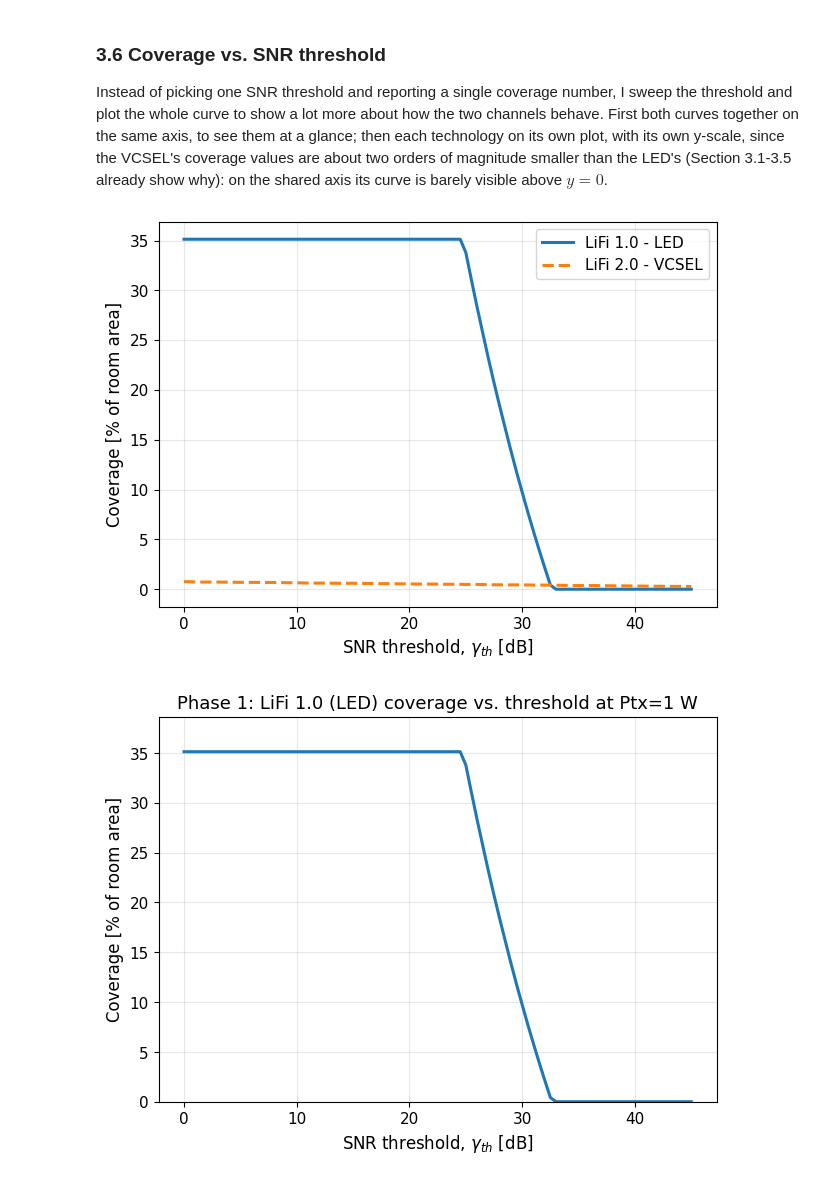
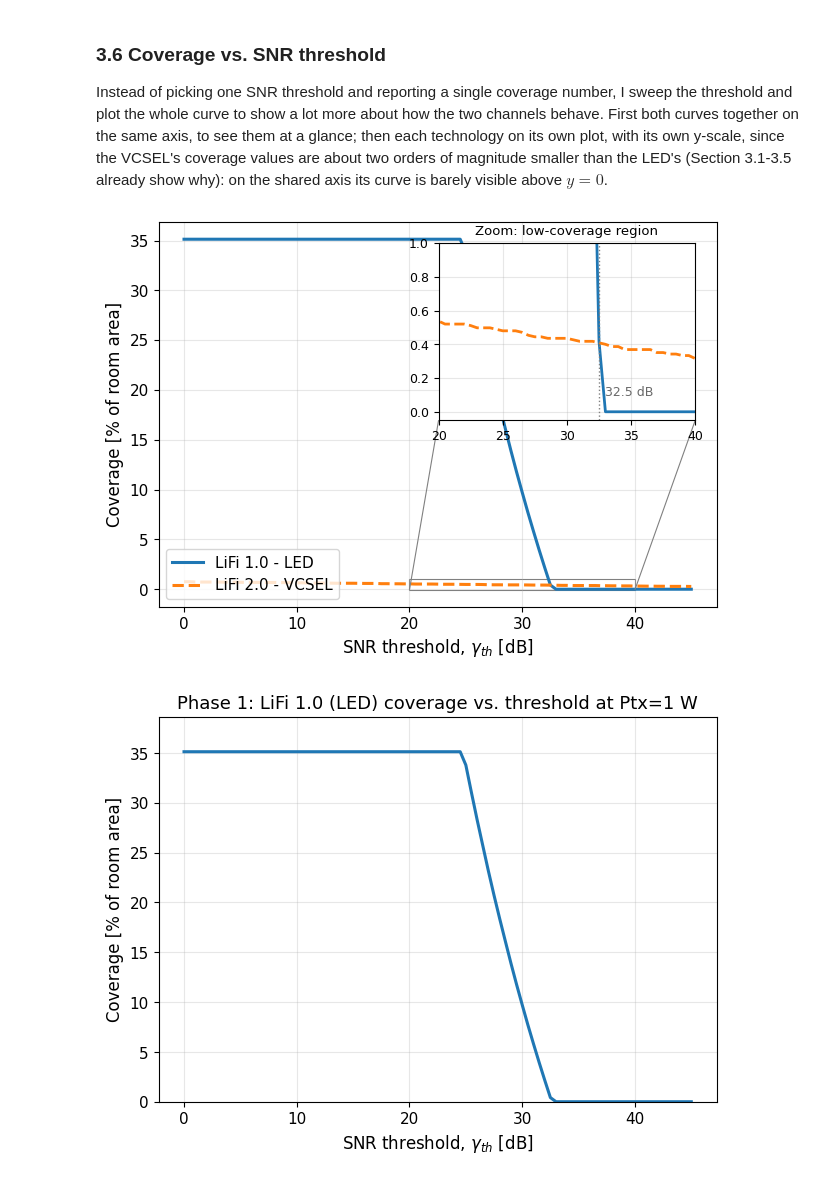
Before and after one commit to carolinalopezdelamadriz/lifi-comparative-analysis, a Jupyter notebook: single_cell_analysis.ipynb, the cells around one changed output. Drawn from its saved outputs; the diff is of its cells as text; code cells hidden in the pictures.

```diff
--- a/single_cell_analysis.ipynb
+++ b/single_cell_analysis.ipynb
@@ -475,21 +476,46 @@ Instead of picking one SNR threshold and reporting a single coverage number, I s
 # %%
 th_range_dB = np.linspace(0, 45, 91) # SNR thresholds to sweep [dB]
 cov_led_curve, cov_vcsel_curve = [], []
 for th_dB in th_range_dB:
     g = 10**(th_dB / 10) # threshold converted to linear scale
     cov_led_curve.append(100 * np.mean(SNR_led1 >= g)) # % of room area above threshold, LED
     cov_vcsel_curve.append(100 * np.mean(SNR_vcsel1 >= g)) # % of room area above threshold, VCSEL
 
+# where the two curves cross, found later in Section 3.6's diagnostics (Section 3.7 refers to it too);
+# computed inline here so the plot below can mark it directly
+_diff = np.array(cov_vcsel_curve) - np.array(cov_led_curve)
+_sign_changes = np.where(np.diff(np.sign(_diff)) != 0)[0]
+_idx = next(i for i in _sign_changes if max(cov_led_curve[i + 1], cov_vcsel_curve[i + 1]) >= 0.1)
+th1, th2 = th_range_dB[_idx], th_range_dB[_idx + 1]
+d1, d2 = _diff[_idx], _diff[_idx + 1]
+th_cross = th1 - d1 * (th2 - th1) / (d2 - d1)
+
 fig, ax = plt.subplots(figsize=(7.2, 5))
 ax.plot(th_range_dB, cov_led_curve, lw=2.2, label="LiFi 1.0 - LED")
 ax.plot(th_range_dB, cov_vcsel_curve, lw=2.2, ls="--", label="LiFi 2.0 - VCSEL")
 ax.set_xlabel(r"SNR threshold, $\gamma_{th}$ [dB]")
 ax.set_ylabel("Coverage [% of room area]")
-ax.legend()
 ax.grid(alpha=.3)
+
+# the VCSEL curve and the crossing point both sit within a sliver near y=0 on this
+# linear scale, so a zoomed inset is added to make that region legible on its own
+axins = inset_axes(ax, width="46%", height="46%", loc="upper right", borderpad=1.4)
+axins.plot(th_range_dB, cov_led_curve, lw=2.0)
+axins.plot(th_range_dB, cov_vcsel_curve, lw=2.0, ls="--")
+axins.axvline(th_cross, color="gray", lw=1, ls=":")
+axins.annotate(f"{th_cross:.1f} dB", xy=(th_cross, 0.06), xytext=(4, 4),
+                textcoords="offset points", fontsize=9, color="dimgray")
+axins.set_xlim(20, 40)
+axins.set_ylim(-0.05, 1.0)
+axins.set_title("Zoom: low-coverage region", fontsize=9.5)
+axins.grid(alpha=.3)
+axins.tick_params(labelsize=9)
+mark_inset(ax, axins, loc1=3, loc2=4, fc="none", ec="0.5", lw=0.8)
+
+ax.legend(loc="lower left")
 plt.show()
 # %% [output]
-[figure, old version]
+[figure, new version]
 # %%
 # same data, just LiFi 1.0 this time, with its own scale
 fig, ax = plt.subplots(figsize=(7.2, 5))
```
Also changed, not shown: parts of 1 cell of this notebook.
